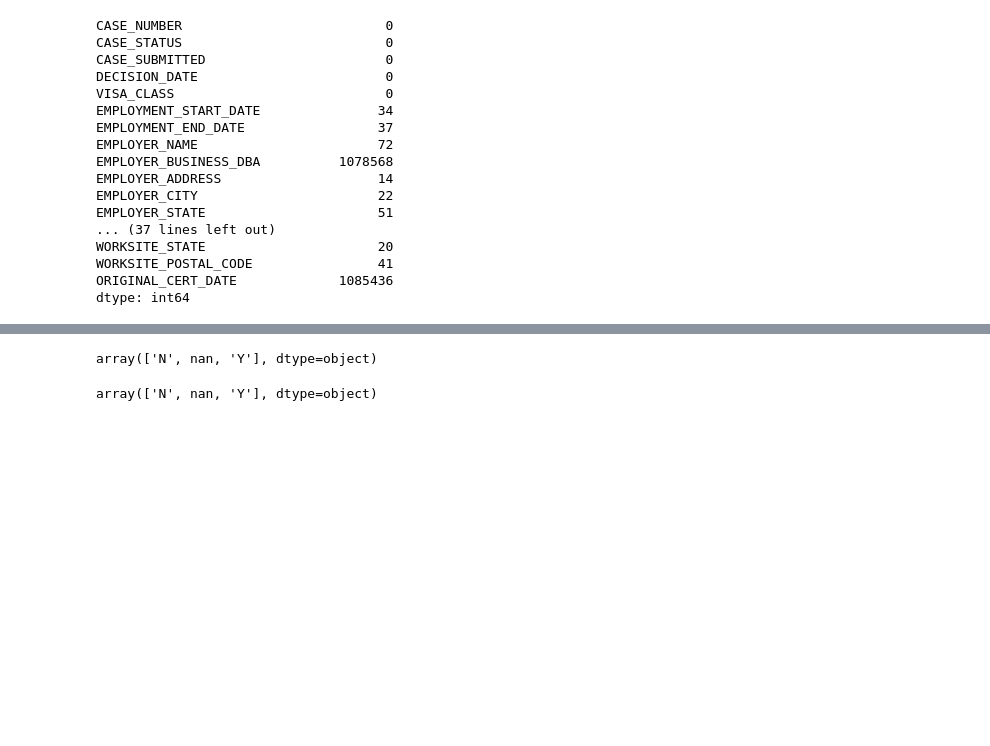
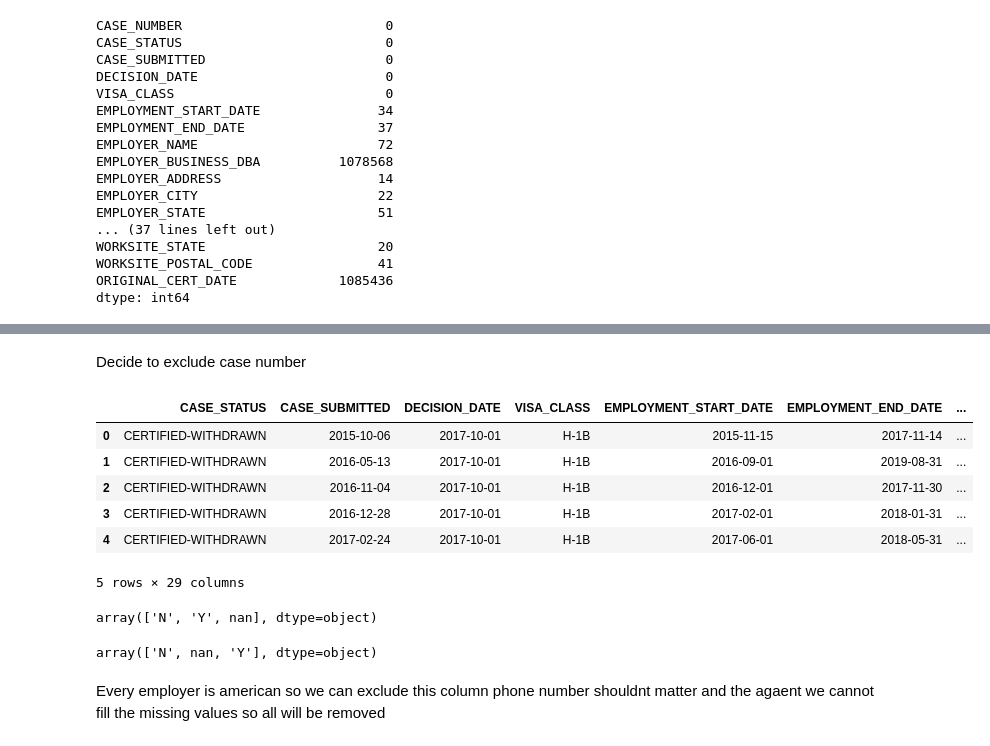
Before and after one commit to ChunkyMitts/FYP_visa_analysis, a Jupyter notebook: initial dataset exploration .ipynb, the cells around one changed output, grey strips where cells are left out. Cells and saved outputs as stored; diff of their text form; code cells hidden in the pictures; blank space fills up the shorter version.

Commit message:
started exploratory work

```diff
--- a/initial dataset exploration .ipynb
+++ b/initial dataset exploration .ipynb
@@ -1,7 +1,7 @@
 # %%
 import pandas as pd
 
-df = pd.read_csv("h1b_combined.csv")
+df = pd.read_csv("datasets/h1b_combined.csv")
 df.head(10)
 # %% [output]
 |  | CASE_NUMBER | CASE_STATUS | CASE_SUBMITTED | DECISION_DATE | VISA_CLASS | EMPLOYMENT_START_DATE | ... |
@@ -42,8 +64,8 @@ df = df[~df["SOC_CODE"].isnull()]
 #too many missing values of coloumns that dont matter
 df = df.drop(['EMPLOYER_BUSINESS_DBA', 'EMPLOYER_PROVINCE','EMPLOYER_PHONE_EXT','AGENT_ATTORNEY_CITY',
             'AGENT_ATTORNEY_STATE','PW_WAGE_LEVEL','PW_SOURCE_OTHER','SUPPORT_H1B','LABOR_CON_AGREE',
-            'PUBLIC_DISCLOSURE_LOCATION','ORIGINAL_CERT_DATE','AGENT_REPRESENTING_EMPLOYER',
-             'EMPLOYER_COUNTRY','EMPLOYER_PHONE'], axis=1)
+            'PUBLIC_DISCLOSURE_LOCATION','ORIGINAL_CERT_DATE'], axis=1)
+#justify removing coloumns
 # %%
 df.apply(lambda x: sum(x.isnull()),axis=0)
 # %% [output]
@@ -67,8 +115,26 @@ dtype: int64
+# %% [markdown]
+Decide to exclude case number
+# %%
+df = df.drop(["CASE_NUMBER"], axis=1)
+#too many in job title
+# %%
+obj_df = df.select_dtypes(include=['object']).copy()
+obj_df.head()
+# %% [output]
+|  | CASE_STATUS | CASE_SUBMITTED | DECISION_DATE | VISA_CLASS | EMPLOYMENT_START_DATE | EMPLOYMENT_END_DATE | ... |
+| 0 | CERTIFIED-WITHDRAWN | 2015-10-06 | 2017-10-01 | H-1B | 2015-11-15 | 2017-11-14 | ... |
+| 1 | CERTIFIED-WITHDRAWN | 2016-05-13 | 2017-10-01 | H-1B | 2016-09-01 | 2019-08-31 | ... |
+| 2 | CERTIFIED-WITHDRAWN | 2016-11-04 | 2017-10-01 | H-1B | 2016-12-01 | 2017-11-30 | ... |
+| 3 | CERTIFIED-WITHDRAWN | 2016-12-28 | 2017-10-01 | H-1B | 2017-02-01 | 2018-01-31 | ... |
+| 4 | CERTIFIED-WITHDRAWN | 2017-02-24 | 2017-10-01 | H-1B | 2017-06-01 | 2018-05-31 | ... |
+5 rows × 29 columns
 # %%
 df["H1B_DEPENDENT"].unique()
 # %% [output]
-array(['N', nan, 'Y'], dtype=object)
+array(['N', 'Y', nan], dtype=object)
 # %%
 df["WILLFUL_VIOLATOR"].unique()
 # %% [output]
 array(['N', nan, 'Y'], dtype=object)
+# %% [markdown]
+Every employer is american so we can exclude this column phone number shouldnt matter and the agaent we cannot fill the missing values so all will be removed
```
Also changed, not shown: parts of 19 cells of this notebook, 2 other files.
